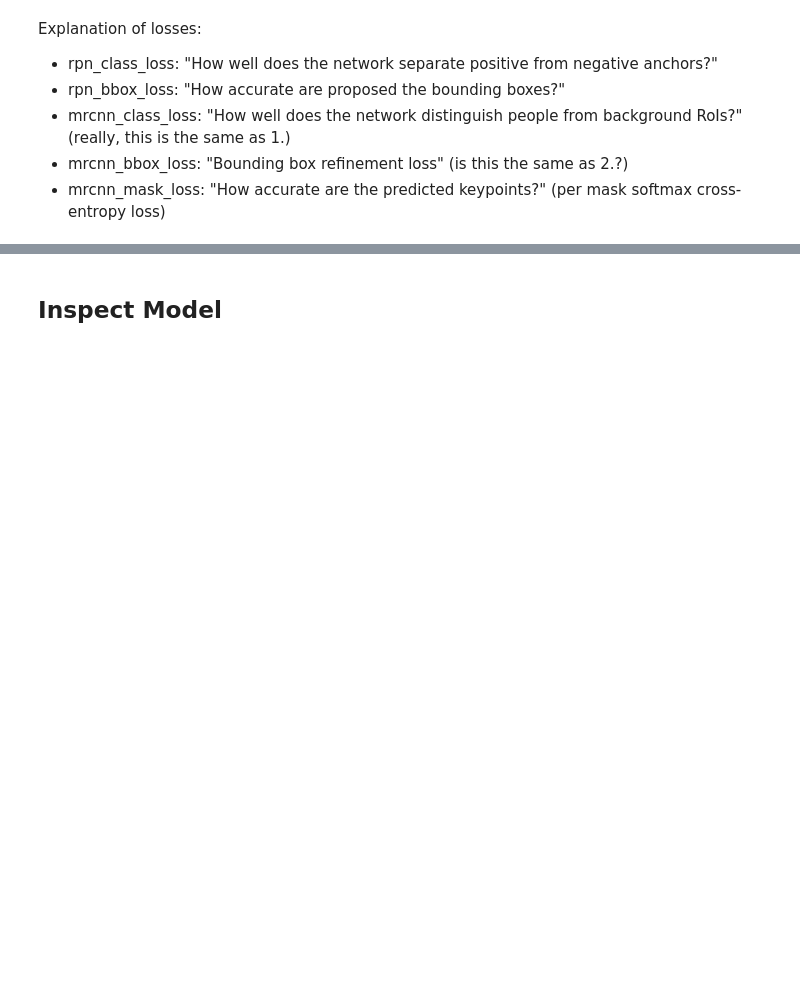
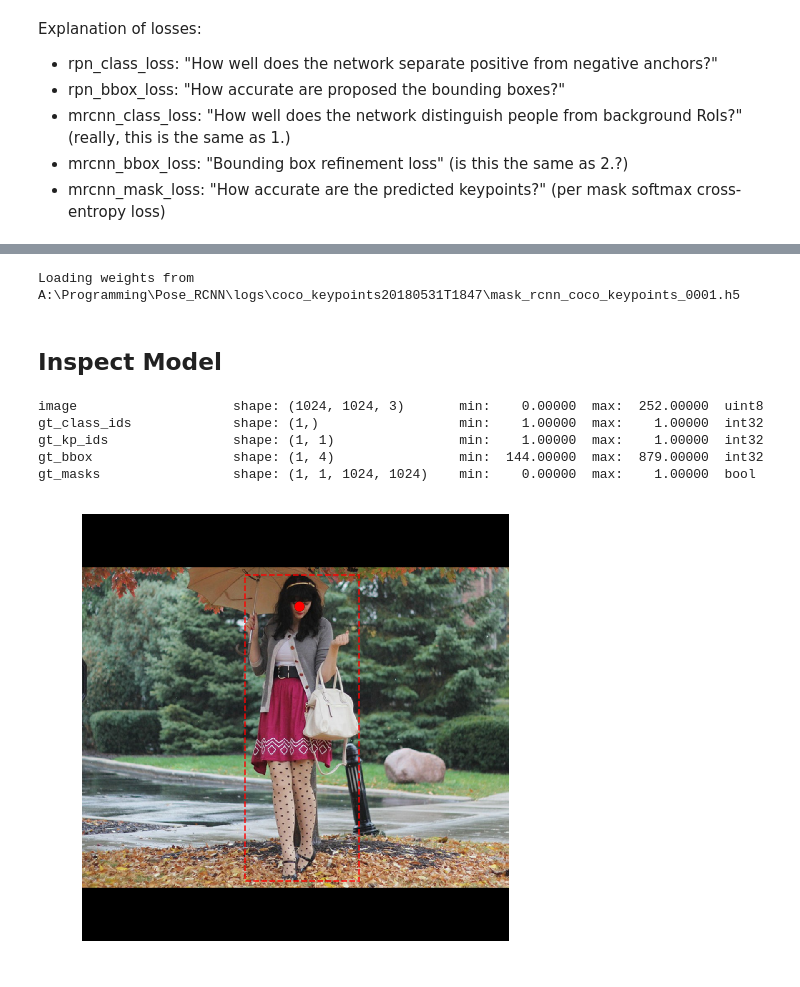
Before and after one commit to bitsauce/Keypoint_RCNN, a Jupyter notebook: samples/keypoints.ipynb, the cells around one changed output, grey strips where cells are left out. Drawn from its saved outputs; the diff is of its cells as text; code cells hidden in the pictures; blank space fills up the shorter version.

```diff
--- a/samples/keypoints.ipynb
+++ b/samples/keypoints.ipynb
@@ -54,12 +54,19 @@ importlib.reload(coco_keypoints)
 COCO_DATA_DIR = "A:/Programming/DeepLearningDatasets/coco" if os.path.isdir("A:/Programming/DeepLearningDatasets/coco") else os.path.join(ROOT_DIR, "data/coco")
 
 # Prepare dataset
+#keypoints_to_include = ['nose', 'left_shoulder', 'right_shoulder',
+#                        'left_elbow', 'right_elbow', 'left_wrist',
+#                        'right_wrist', 'left_hip', 'right_hip',
+#                        'left_knee', 'right_knee', 'left_ankle',
+#                        'right_ankle']
+keypoints_to_include = ["nose"]
+
 dataset_train = coco_keypoints.CocoDataset()
-dataset_train.load_coco(COCO_DATA_DIR, subset="train", year="2017", auto_download=True)
+dataset_train.load_coco(COCO_DATA_DIR, subset="train", year="2017", auto_download=True, keypoints_to_include=keypoints_to_include)
 dataset_train.prepare()
 
 dataset_val = coco_keypoints.CocoDataset()
-dataset_val.load_coco(COCO_DATA_DIR, subset="val", year="2017", auto_download=True)
+dataset_val.load_coco(COCO_DATA_DIR, subset="val", year="2017", auto_download=True, keypoints_to_include=keypoints_to_include)
 dataset_val.prepare()
 # %% [output]
 Will use images in A:/Programming/DeepLearningDatasets/coco/train2017
@@ -96,7 +103,7 @@ class TrainConfig(Config):
     STEPS_PER_EPOCH = 10
 
     USE_MINI_MASK = False
-    TRAIN_ROIS_PER_IMAGE = 100
+    TRAIN_ROIS_PER_IMAGE = 10
     #MAX_GT_INSTANCES = 2
 
     IMAGE_MIN_DIM = 256
@@ -269,25 +282,36 @@ model_path = model.find_last()[1]
 assert model_path != "", "Provide path to trained weights"
 print("Loading weights from ", model_path)
 model.load_weights(model_path, by_name=True)
+# %% [output]
+Loading weights from  A:\Programming\Pose_RCNN\logs\coco_keypoints20180531T1847\mask_rcnn_coco_keypoints_0001.h5
 # %% [markdown]
 ## Inspect Model
 # %%
 importlib.reload(modellib)
 importlib.reload(visualize)
+importlib.reload(utils)
 
 # Load a test image
 image_id = dataset_val.image_ids[10]
 
 # Get ground truth masks and bboxes
 image, image_meta, gt_class_ids, gt_bbox, gt_kp_masks, gt_kp_ids = \
     modellib.load_image_gt(dataset_val, inference_config,
-                           image_id, use_mini_mask=False)
+                           image_id)
 
 log("image", image)
 log("gt_class_ids", gt_class_ids)
 log("gt_kp_ids", gt_kp_ids)
 log("gt_bbox", gt_bbox)
 log("gt_masks", gt_kp_masks)
 
 visualize.display_keypoints(image, gt_bbox, gt_kp_masks, gt_kp_ids,
-                            figsize=(8, 8), skeleton=dataset_train.skeleton)
+                            #skeleton=dataset_train.skeleton,
+                            figsize=(8, 8))
+# %% [output]
+image                    shape: (1024, 1024, 3)       min:    0.00000  max:  252.00000  uint8
+gt_class_ids             shape: (1,)                  min:    1.00000  max:    1.00000  int32
+gt_kp_ids                shape: (1, 1)                min:    1.00000  max:    1.00000  int32
+gt_bbox                  shape: (1, 4)                min:  144.00000  max:  879.00000  int32
+gt_masks                 shape: (1, 1, 1024, 1024)    min:    0.00000  max:    1.00000  bool
+[figure, added]
```
Also changed, not shown: parts of 11 cells of this notebook, 6 other files.
